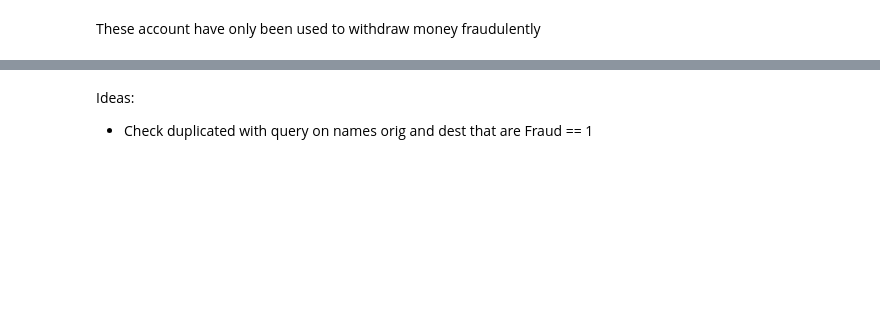
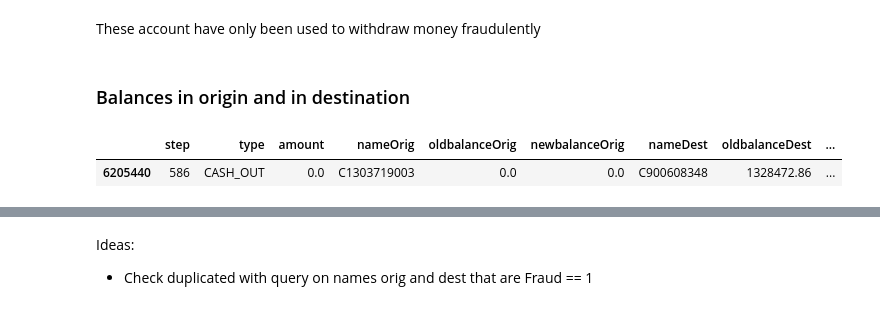
Before and after one commit to AMaldu/fraud_detection, a Jupyter notebook: notebooks/eda.ipynb, the cells around one changed output, grey strips where cells are left out. Cells and saved outputs as stored; diff of their text form; code cells hidden in the pictures; blank space fills up the shorter version.

```diff
--- a/notebooks/eda.ipynb
+++ b/notebooks/eda.ipynb
@@ -314,4 +315,11 @@ hay algunas que tienen frud y no fraud asi que los calculos estan mal
 # %% [markdown]
 These account have only been used to withdraw money fraudulently
+# %% [markdown]
+### Balances in origin and in destination
+# %%
+data.query('nameOrig == "C1303719003"')
+# %% [output]
+|  | step | type | amount | nameOrig | oldbalanceOrig | newbalanceOrig | nameDest | oldbalanceDest | ... |
+| 6205440 | 586 | CASH_OUT | 0.0 | C1303719003 | 0.0 | 0.0 | C900608348 | 1328472.86 | ... |
 # %%
 data.query('amount == 0').sort_values(by = 'nameDest')
```
Also changed, not shown: parts of 10 cells of this notebook, 1 other file.
